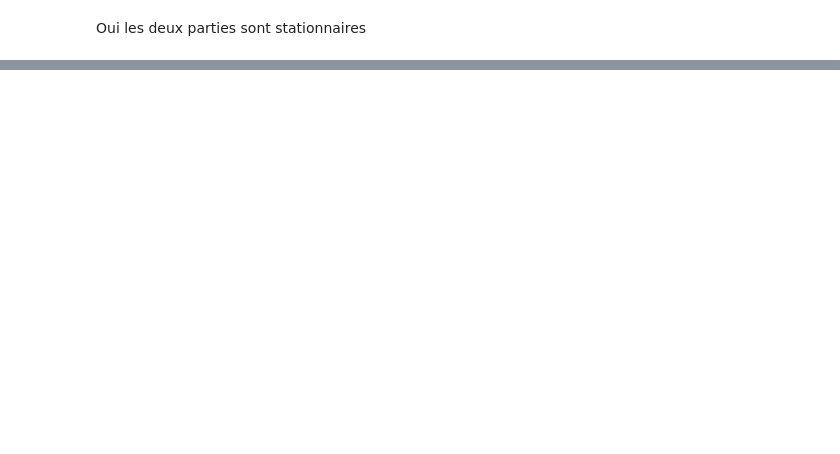
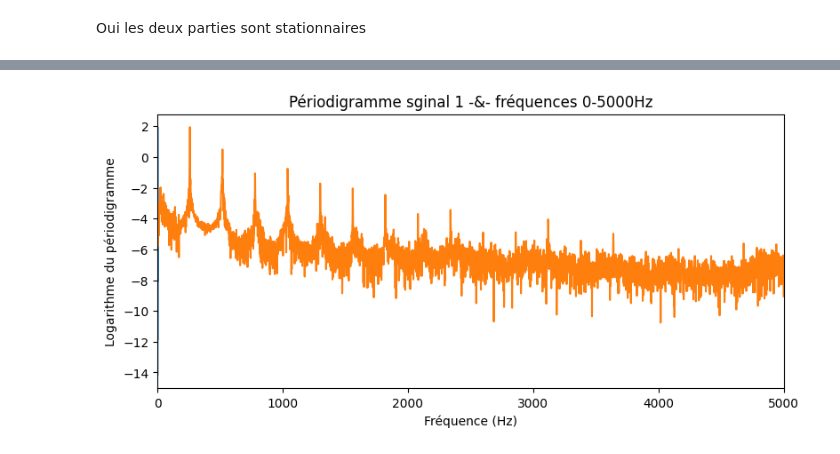
Before and after one commit to baptistejouin/IMACS3-TS-FFT, a Jupyter notebook: TP_FFT.ipynb, the cells around one changed output, grey strips where cells are left out. Cells and saved outputs as stored; diff of their text form; code cells hidden in the pictures; blank space fills up the shorter version.

```diff
--- a/TP_FFT.ipynb
+++ b/TP_FFT.ipynb
@@ -98,0 +152,15 @@ plt.xlim(0, 4000)
+# %%
+plt.figure(1,figsize=(20,4))
+plt.subplot(121)
+plt.plot(freq_normalisee, np.log10(periodogram))
+
+
+plt.subplot(121)
+plt.plot(freq*44100, np.log10(periodogram))
+plt.xlim(0, 5000)
+plt.xlabel('Fréquence (Hz)')
+plt.ylabel('Logarithme du périodigramme')
+plt.title('Périodigramme sginal 1 -&- fréquences 0-5000Hz')
+plt.show()
+# %% [output]
+[figure, added]
```
Also changed, not shown: parts of 13 cells of this notebook, 1 other file.
